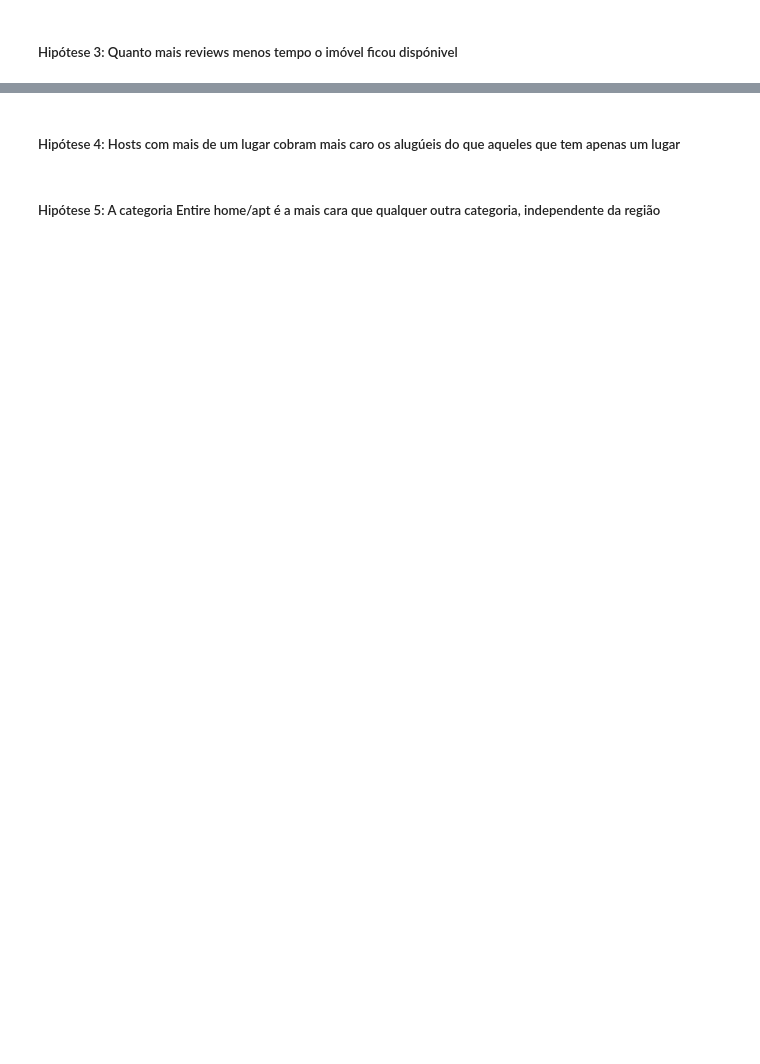
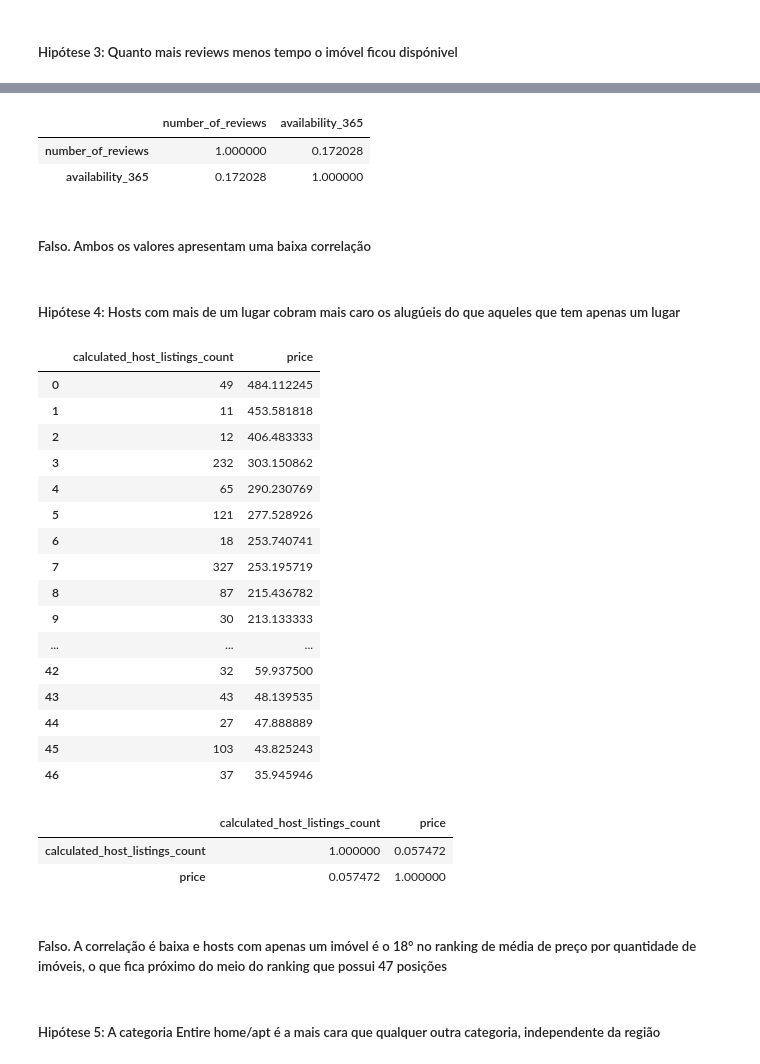
Before and after one commit to rafapires07/james_bauer_airbnb_ny, a Jupyter notebook: projeto_final_certificacao_aluno.ipynb, the cells around one changed output, grey strips where cells are left out. Cells and saved outputs as stored; diff of their text form; code cells hidden in the pictures; blank space fills up the shorter version.

```diff
--- a/projeto_final_certificacao_aluno.ipynb
+++ b/projeto_final_certificacao_aluno.ipynb
@@ -286,4 +323,40 @@ Image('img/regions_nyc.jpg')
+# %%
+df[['number_of_reviews','availability_365']].corr()
+# %% [output]
+|  | number_of_reviews | availability_365 |
+| number_of_reviews | 1.000000 | 0.172028 |
+| availability_365 | 0.172028 | 1.000000 |
+# %% [markdown]
+##### Falso. Ambos os valores apresentam uma baixa correlação
 # %% [markdown]
 ##### Hipótese 4: Hosts com mais de um lugar cobram mais caro os alugúeis do que aqueles que tem apenas um lugar
+# %%
+df[['calculated_host_listings_count','price']].groupby(by='calculated_host_listings_count').mean().sort_values(by='price', ascending= False).reset_index()
+# %% [output]
+|  | calculated_host_listings_count | price |
+| 0 | 49 | 484.112245 |
+| 1 | 11 | 453.581818 |
+| 2 | 12 | 406.483333 |
+| 3 | 232 | 303.150862 |
+| 4 | 65 | 290.230769 |
+| 5 | 121 | 277.528926 |
+| 6 | 18 | 253.740741 |
+| 7 | 327 | 253.195719 |
+| 8 | 87 | 215.436782 |
+| 9 | 30 | 213.133333 |
+| ... | ... | ... |
+| 42 | 32 | 59.937500 |
+| 43 | 43 | 48.139535 |
+| 44 | 27 | 47.888889 |
+| 45 | 103 | 43.825243 |
+| 46 | 37 | 35.945946 |
+# %%
+df[['calculated_host_listings_count','price']].corr()
+# %% [output]
+|  | calculated_host_listings_count | price |
+| calculated_host_listings_count | 1.000000 | 0.057472 |
+| price | 0.057472 | 1.000000 |
+# %% [markdown]
+##### Falso. A correlação é baixa e hosts com apenas um imóvel é o 18° no ranking de média de preço por quantidade de imóveis, o que fica próximo do meio do ranking que possui 47 posições
 # %% [markdown]
 ##### Hipótese 5:  A categoria Entire home/apt é a mais cara que qualquer outra categoria, independente da região
```
Also changed, not shown: parts of 42 cells of this notebook.
